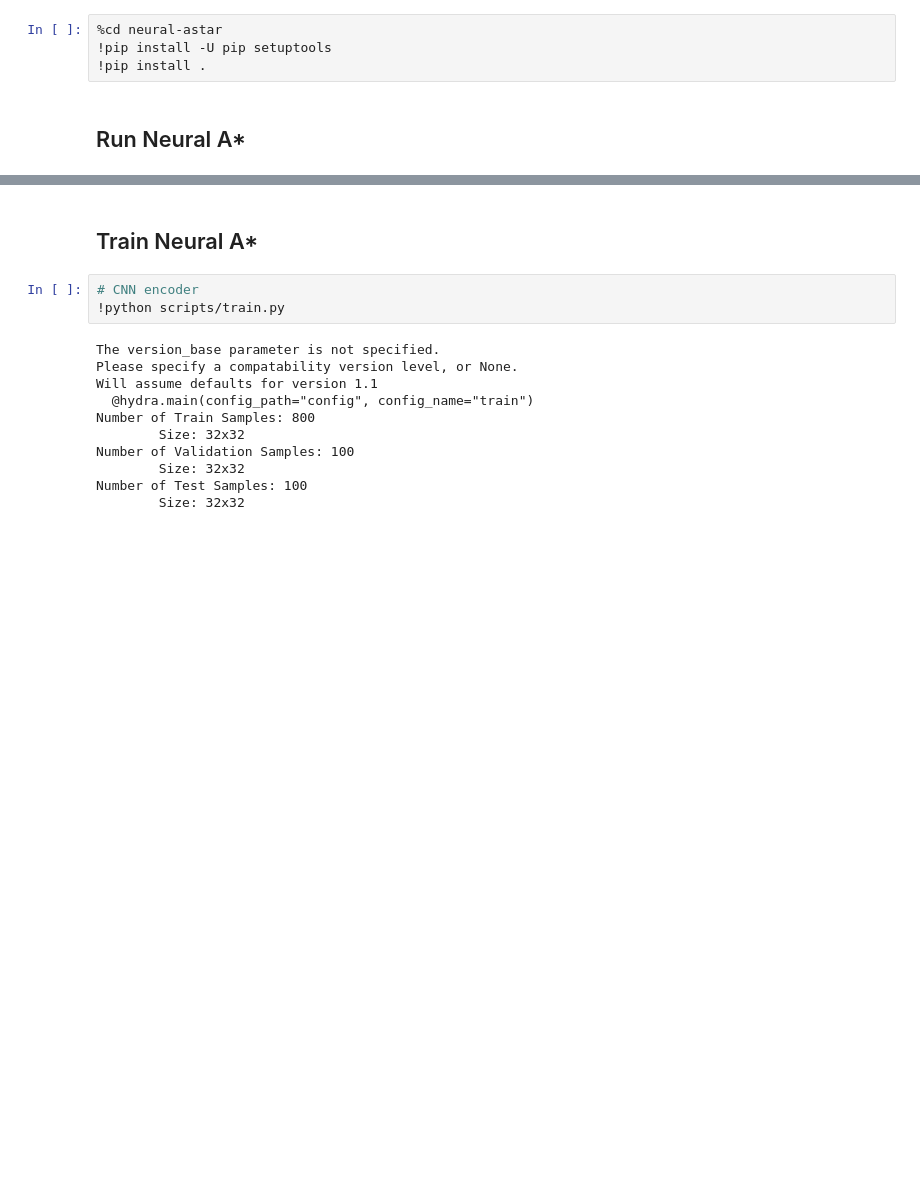
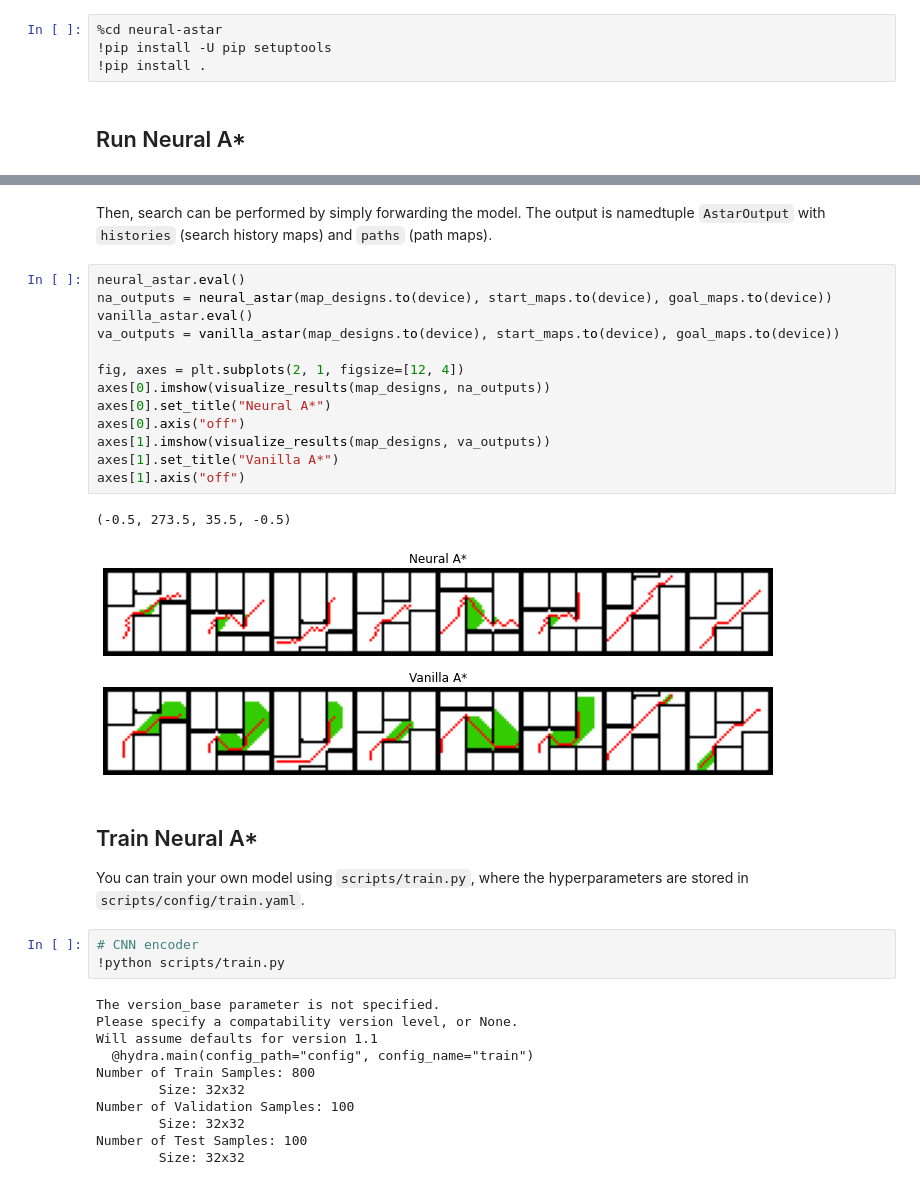
Before and after one commit to omron-sinicx/neural-astar, a Jupyter notebook: example.ipynb, the cells around one changed output, grey strips where cells are left out. Saved outputs shown, nothing was run; the diff lists cells and outputs as text; blank space fills up the shorter version.

```diff
--- a/example.ipynb
+++ b/example.ipynb
@@ -69,5 +49,25 @@ Number of Test Samples: 100
+# %% [markdown]
+Then, search can be performed by simply forwarding the model. The output is namedtuple `AstarOutput` with `histories` (search history maps) and `paths` (path maps).
+# %%
+neural_astar.eval()
+na_outputs = neural_astar(map_designs.to(device), start_maps.to(device), goal_maps.to(device))
+vanilla_astar.eval()
+va_outputs = vanilla_astar(map_designs.to(device), start_maps.to(device), goal_maps.to(device))
+
+fig, axes = plt.subplots(2, 1, figsize=[12, 4])
+axes[0].imshow(visualize_results(map_designs, na_outputs))
+axes[0].set_title("Neural A*")
+axes[0].axis("off")
+axes[1].imshow(visualize_results(map_designs, va_outputs))
+axes[1].set_title("Vanilla A*")
+axes[1].axis("off")
+# %% [output]
+(-0.5, 273.5, 35.5, -0.5)
+[figure, added]
 # %% [markdown]
 ## Train Neural A*
+
+You can train your own model using `scripts/train.py`, where the hyperparameters are stored in `scripts/config/train.yaml`.
 # %%
 # CNN encoder
 !python scripts/train.py
```
Also changed, not shown: parts of 9 cells of this notebook, 6 other files.
